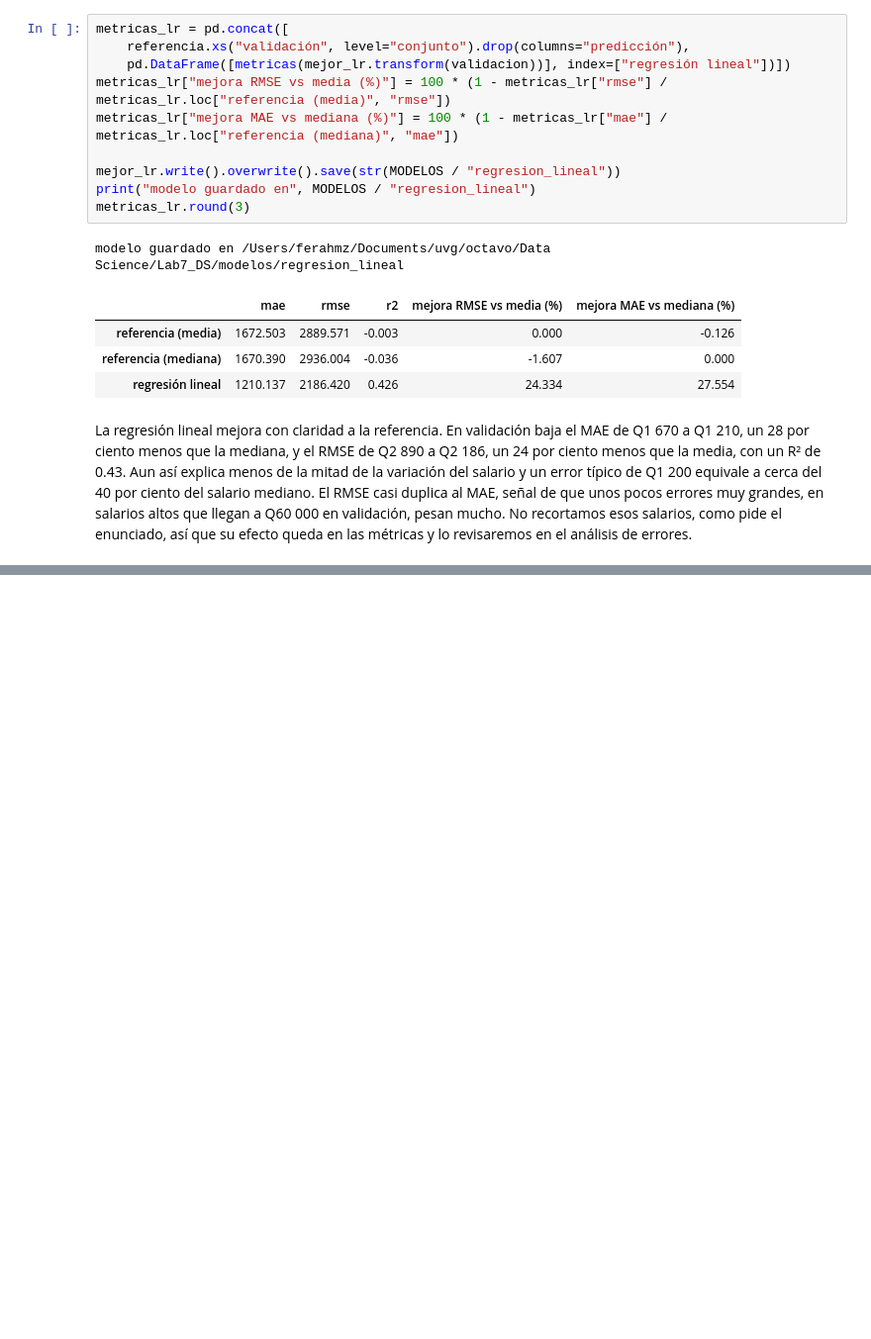
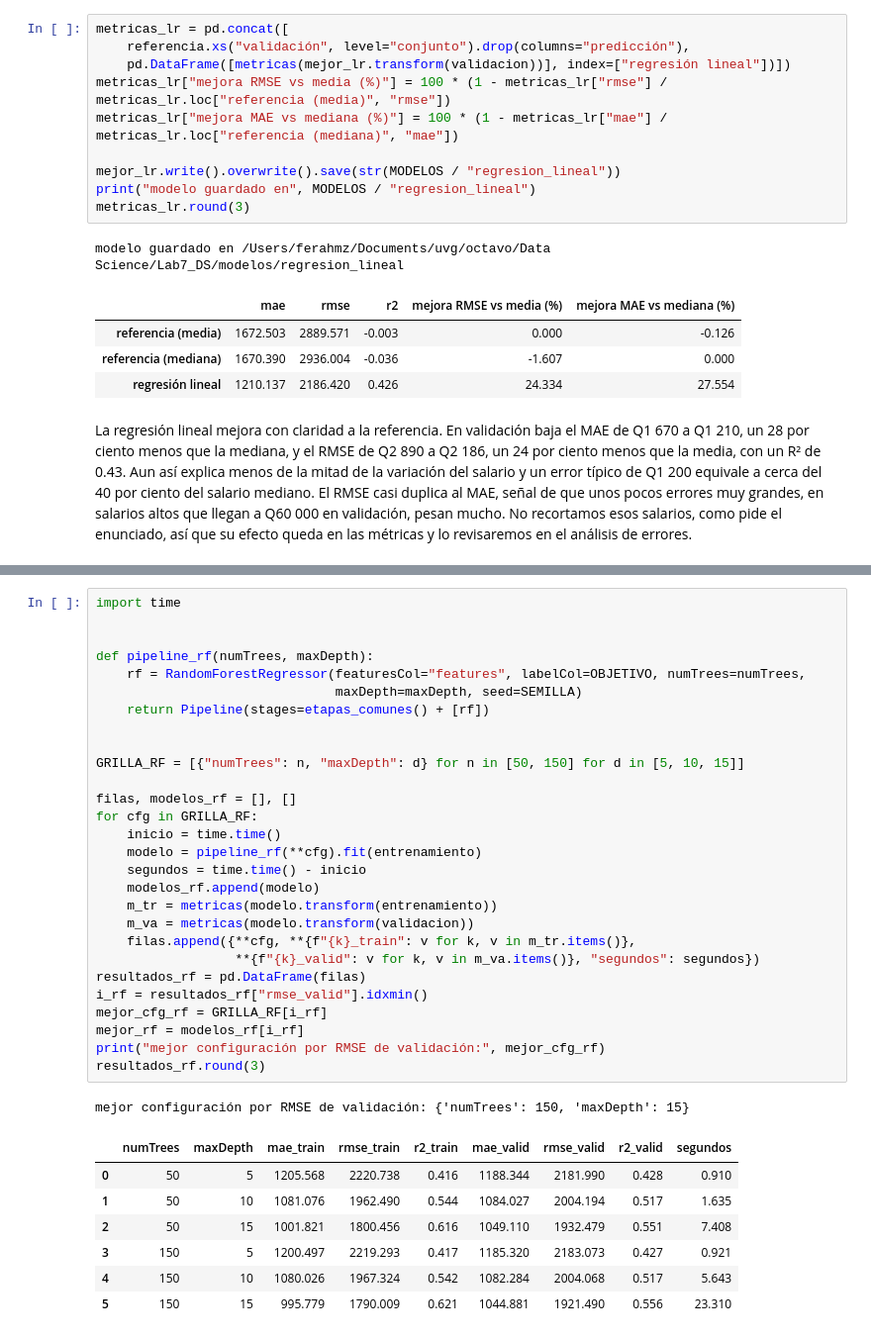
Before and after one commit to Fercho1118/Lab7_DS, a Jupyter notebook: notebooks/lab7.ipynb, the cells around one changed output, grey strips where cells are left out. Shown at 99% size. Cells and saved outputs as stored; diff of their text form; blank space fills up the shorter version.

```diff
--- a/notebooks/lab7.ipynb
+++ b/notebooks/lab7.ipynb
@@ -1450,0 +1460,37 @@ queda en las métricas y lo revisaremos en el análisis de errores.
+# %%
+import time
+
+
+def pipeline_rf(numTrees, maxDepth):
+    rf = RandomForestRegressor(featuresCol="features", labelCol=OBJETIVO, numTrees=numTrees,
+                               maxDepth=maxDepth, seed=SEMILLA)
+    return Pipeline(stages=etapas_comunes() + [rf])
+
+
+GRILLA_RF = [{"numTrees": n, "maxDepth": d} for n in [50, 150] for d in [5, 10, 15]]
+
+filas, modelos_rf = [], []
+for cfg in GRILLA_RF:
+    inicio = time.time()
+    modelo = pipeline_rf(**cfg).fit(entrenamiento)
+    segundos = time.time() - inicio
+    modelos_rf.append(modelo)
+    m_tr = metricas(modelo.transform(entrenamiento))
+    m_va = metricas(modelo.transform(validacion))
+    filas.append({**cfg, **{f"{k}_train": v for k, v in m_tr.items()},
+                  **{f"{k}_valid": v for k, v in m_va.items()}, "segundos": segundos})
+resultados_rf = pd.DataFrame(filas)
+i_rf = resultados_rf["rmse_valid"].idxmin()
+mejor_cfg_rf = GRILLA_RF[i_rf]
+mejor_rf = modelos_rf[i_rf]
+print("mejor configuración por RMSE de validación:", mejor_cfg_rf)
+resultados_rf.round(3)
+# %% [output]
+mejor configuración por RMSE de validación: {'numTrees': 150, 'maxDepth': 15}
+|  | numTrees | maxDepth | mae_train | rmse_train | r2_train | mae_valid | rmse_valid | r2_valid | segundos |
+| 0 | 50 | 5 | 1205.568 | 2220.738 | 0.416 | 1188.344 | 2181.990 | 0.428 | 0.910 |
+| 1 | 50 | 10 | 1081.076 | 1962.490 | 0.544 | 1084.027 | 2004.194 | 0.517 | 1.635 |
+| 2 | 50 | 15 | 1001.821 | 1800.456 | 0.616 | 1049.110 | 1932.479 | 0.551 | 7.408 |
+| 3 | 150 | 5 | 1200.497 | 2219.293 | 0.417 | 1185.320 | 2183.073 | 0.427 | 0.921 |
+| 4 | 150 | 10 | 1080.026 | 1967.324 | 0.542 | 1082.284 | 2004.068 | 0.517 | 5.643 |
+| 5 | 150 | 15 | 995.779 | 1790.009 | 0.621 | 1044.881 | 1921.490 | 0.556 | 23.310 |
```
Also changed, not shown: parts of 8 cells of this notebook.
